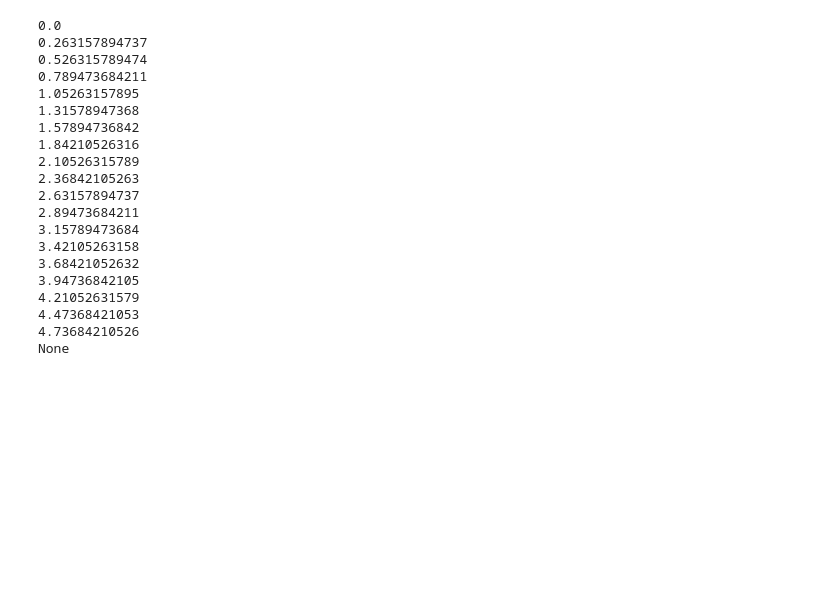
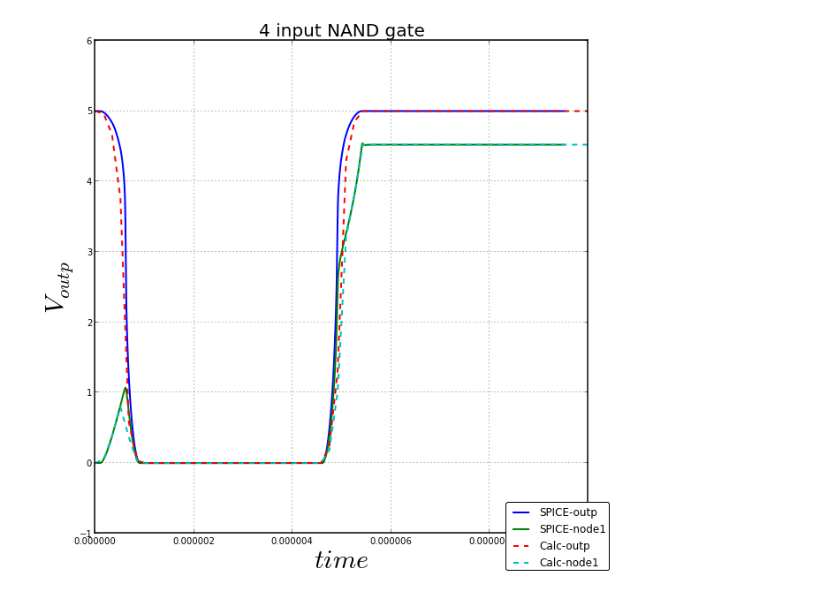
Before and after one commit to cvbrgava/ddp, a Jupyter notebook: notebook/intg_inv.ipynb, the cells around one changed output. Cells and saved outputs as stored; diff of their text form; code cells hidden in the pictures; blank space fills up the shorter version.

```diff
--- a/notebook/intg_inv.ipynb
+++ b/notebook/intg_inv.ipynb
@@ -86,24 +103,19 @@ plt.show()
-# %%
-for i in t :
-    print input_signal( i )
-# %% [output]
-0.0
-0.263157894737
-0.526315789474
-0.789473684211
-1.05263157895
-1.31578947368
-1.57894736842
-1.84210526316
-2.10526315789
-2.36842105263
-2.63157894737
-2.89473684211
-3.15789473684
-3.42105263158
-3.68421052632
-3.94736842105
-4.21052631579
-4.47368421053
-4.73684210526
-None
+# %%
+
+x , y0,y1,y2,y3  = [], [],[],[],[]
+for i in import_text("./Data/4inpNAND_voltage.txt","\t"):
+    if (float( i[ 'time' ] ) < intg_end + sim_begin) and (float( i[ 'time' ]  )> sim_begin) :
+        y0.append( i[ 'n001'] ), x.append( float(i[ 'time' ])-sim_begin ),y1.append( i[ 'n002'] )
+
+spice, = plt.plot(x,y0,'-')
+spice1, = plt.plot(x,y1)
+calc, = plt.plot( t, soln[ :,0 ],'--')
+calc1, = plt.plot( t, soln[:,1],'--' )
+plt.figlegend([spice,spice1,calc,calc1],('SPICE-outp','SPICE-node1','Calc-outp','Calc-node1'),'lower right')
+plt.figsize(10,10)
+plt.ylabel(r'$V_{outp}$' )
+plt.xlabel(r'$time$')
+plt.title('4 input NAND gate' )
+plt.show()
+# %% [output]
+[figure, added]
```
Also changed, not shown: parts of 3 cells of this notebook, 16 other files.
